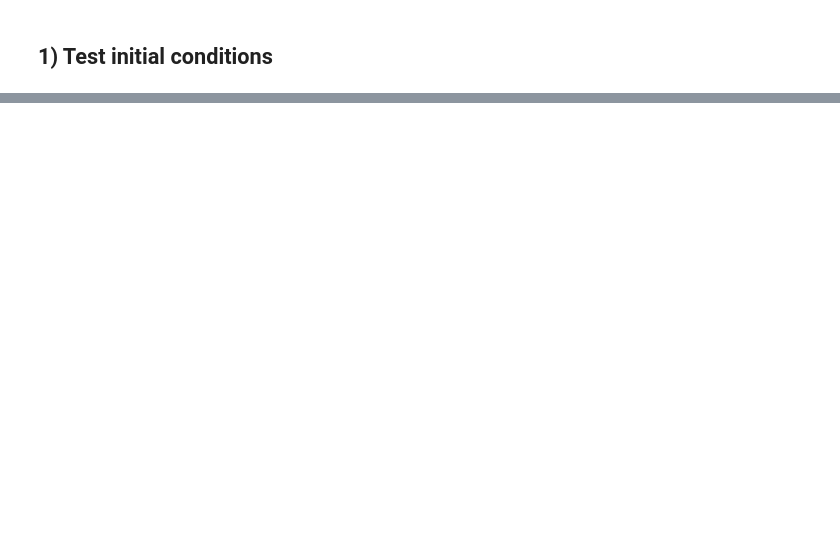
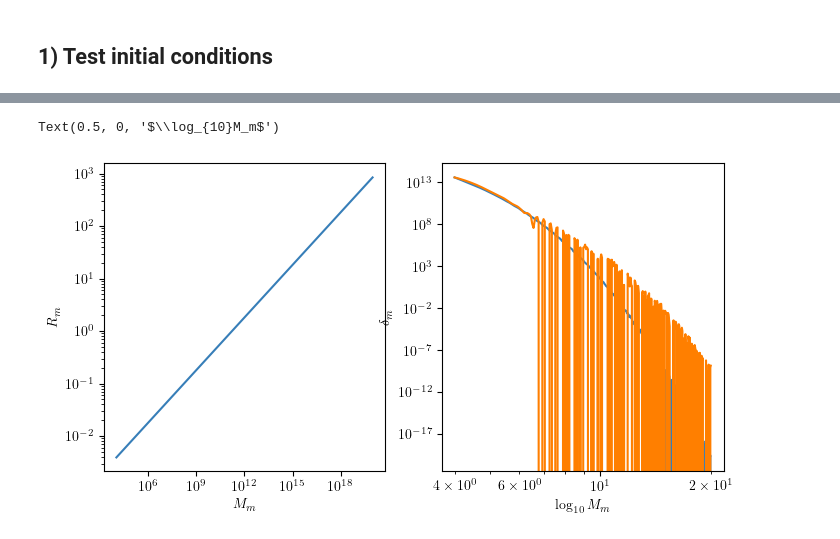
Before and after one commit to jordanflitter/21cmFirstCLASS, a Jupyter notebook: notebook_fNL.ipynb, the cells around one changed output, grey strips where cells are left out. Cells and saved outputs as stored; diff of their text form; code cells hidden in the pictures; blank space fills up the shorter version.

```diff
--- a/notebook_fNL.ipynb
+++ b/notebook_fNL.ipynb
@@ -294 +314,21 @@ Now evaluating tau to reionization and re-running CLASS...
+# %%
+matrix = np.reshape(global_params.THREEPOINT_MnMm, (len(global_params.LOG_M_ARR), len(global_params.LOG_M_ARR)))
+
+plt.figure(figsize=(8,4))
+plt.subplot(121)
+rho_crit = 2.7754e11 * cosmo_params_fNL['hlittle']**2
+rhoM = rho_crit* cosmo_params_fNL['OMm']
+Rm = (3.*pow(10,np.asarray(global_params.LOG_M_ARR))/(4.*np.pi*rhoM))**(1/3.)
+plt.loglog(pow(10,np.asarray(global_params.LOG_M_ARR)),Rm)
+plt.xlabel(r'$M_m$')
+plt.ylabel(r'$R_m$')
+
+plt.subplot(122)
+plt.loglog(global_params.LOG_M_ARR,np.diag(matrix))
+plt.loglog(global_params.LOG_M_ARR,(matrix[0]))
+plt.ylabel(r'$\delta_m$')
+plt.xlabel(r'$\log_{10}M_m$')
+# %% [output]
+Text(0.5, 0, '$\\log_{10}M_m$')
+[figure, added]
 # %%
```
Also changed, not shown: parts of 24 cells of this notebook, 7 other files.
